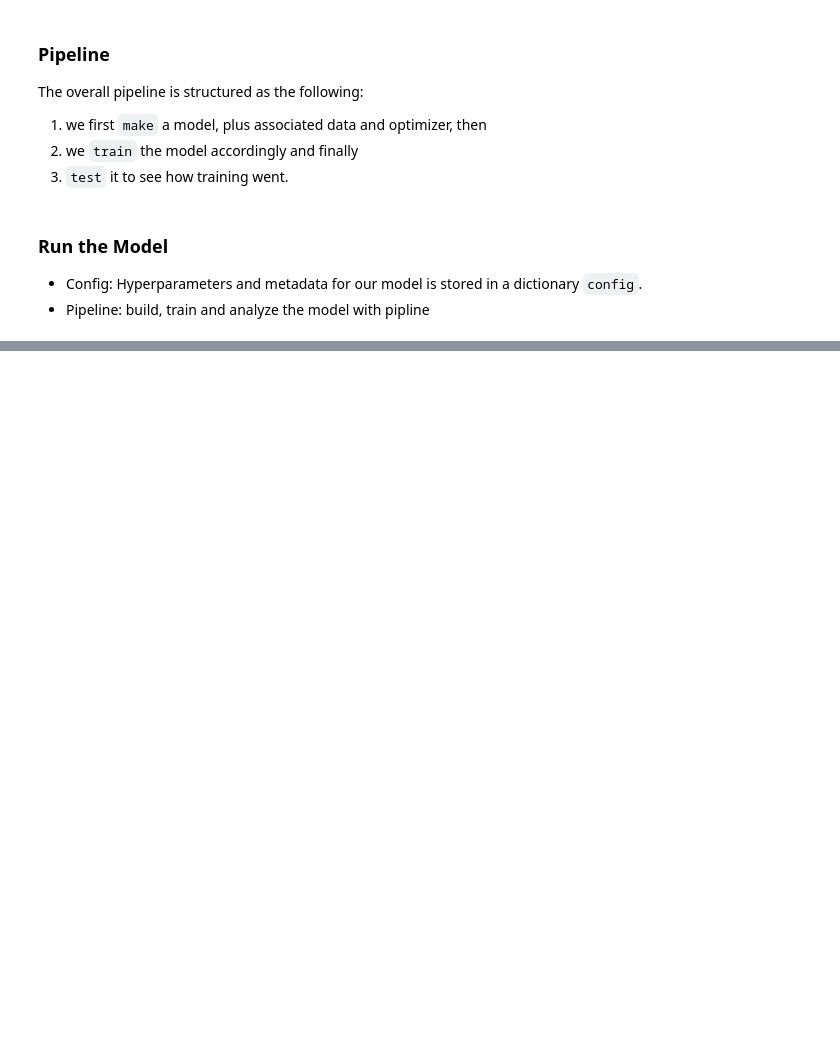
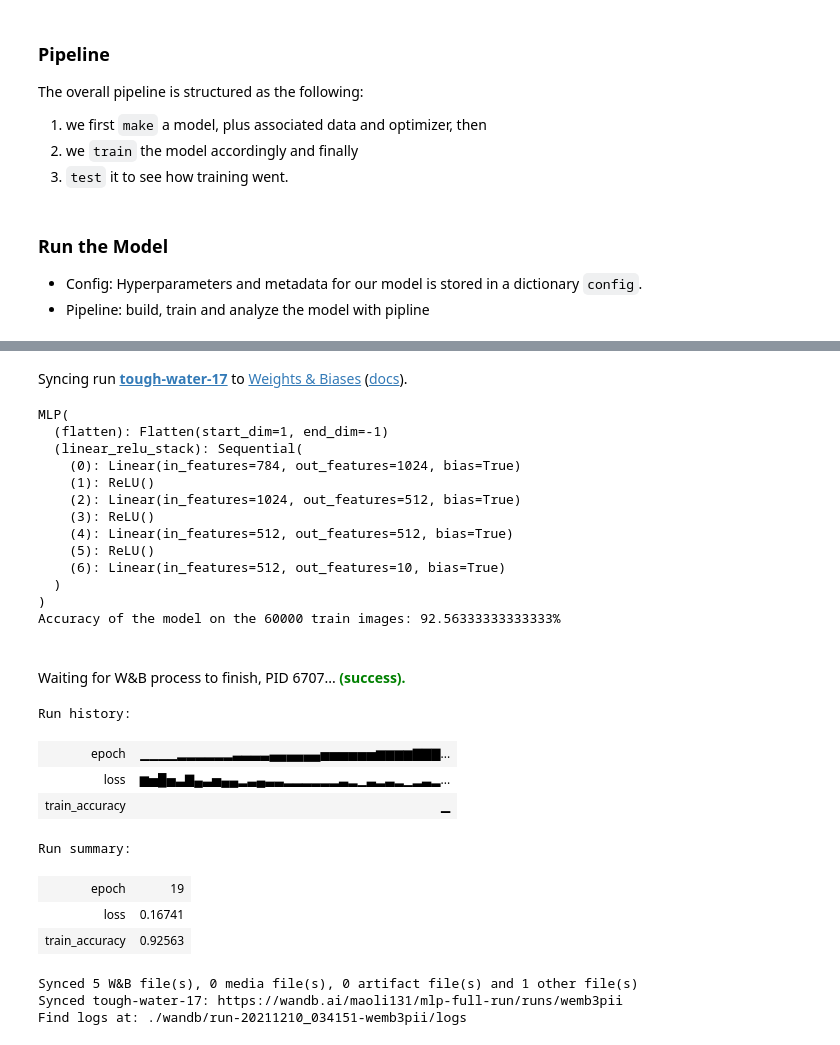
Before and after one commit to maoli131/experimental-design, a Jupyter notebook: MLP-FashionMNIST.ipynb, the cells around one changed output, grey strips where cells are left out. Cells and saved outputs as stored; diff of their text form; code cells hidden in the pictures; blank space fills up the shorter version.

```diff
--- a/MLP-FashionMNIST.ipynb
+++ b/MLP-FashionMNIST.ipynb
@@ -184,11 +185,12 @@ def test(model, test_loader):
               f"train images: {100 * correct / total}%")
 
         wandb.log({"train_accuracy": correct / total})
-        train_acc.append(correct / total)
 
     # Save the model in the exchangeable ONNX format
     torch.onnx.export(model, images, "model.onnx")
     wandb.save("model.onnx")
+
+    return correct / total
 # %% [markdown]
 ## Define the experiment and pipeline
 # %% [markdown]
@@ -223,7 +225,7 @@ The overall pipeline is structured as the following:
 def model_pipeline(hyperparameters):
 
     # tell wandb to get started
-    with wandb.init(project="mlp-final", config=hyperparameters):
+    with wandb.init(project="mlp-full-run", config=hyperparameters):
 
         # access all HPs through wandb.config, so logging matches execution!
         config = wandb.config
@@ -236,9 +238,9 @@ def model_pipeline(hyperparameters):
         train(model, train_loader, criterion, optimizer, config)
 
         # and test its final performance
-        test(model, test_loader)
+        acc = test(model, test_loader)
 
-    return model
+    return model, acc
 # %% [markdown]
 ### Run the Model
 
@@ -325,0 +328,71 @@ sns.lineplot(x=portions, y=train_acc);
+# %%
+# Assume kernel includes the number of nodes for four layers.
+def compute_mec(kernel, in_features=784):
+    layer1 = (in_features + 1) * kernel[0]
+    layer2 = min(kernel[0], (kernel[0] + 1) * kernel[1])
+    layer3 = min(kernel[1], (kernel[1] + 1) * kernel[2])
+    layer4 = min(kernel[2], (kernel[2] * 1) * 10)
+    output = 10 # output layer has 10 bits for 10 nodes
+    return layer1 + layer2 + layer3 + layer4 + output
+# %%
+# configurations
+config = dict(
+    epochs=20,
+    classes=10,
+    kernels=[256, 128, 128],
+    batch_size=64,
+    learning_rate=0.001,
+    sls = 1,
+    dataset="Fashion-MNIST",
+    architecture="MLP"
+)
+
+# Build, train and analyze the model with the pipeline
+k_list = [
+    [1024, 512, 512],
+    [512, 256, 256],
+    [256, 128, 128],
+    [128, 64, 64],
+    [64, 32, 32],
+    [32, 16, 16]
+]
+mec_list = [compute_mec(k) for k in k_list] # computes mec for each model
+acc_list = []
+for k in k_list:
+    config['kernels'] = k
+    model, train_acc = model_pipeline(config)
+    acc_list.append(train_acc)
+
+# Visualize the results
+plt.title("Accuracy vs. Model MEC")
+plt.xlabel("Model MEC")
+plt.ylabel("Accuracy")
+sns.scatterplot(x=mec_list, y=acc_list)
+sns.lineplot(x=mec_list, y=acc_list);
+# %% [output]
+Syncing run tough-water-17 to Weights & Biases (docs).
+MLP(
+  (flatten): Flatten(start_dim=1, end_dim=-1)
+  (linear_relu_stack): Sequential(
+    (0): Linear(in_features=784, out_features=1024, bias=True)
+    (1): ReLU()
+    (2): Linear(in_features=1024, out_features=512, bias=True)
+    (3): ReLU()
+    (4): Linear(in_features=512, out_features=512, bias=True)
+    (5): ReLU()
+    (6): Linear(in_features=512, out_features=10, bias=True)
+  )
+)
+Accuracy of the model on the 60000 train images: 92.56333333333333%
+Waiting for W&B process to finish, PID 6707... (success).
+Run history:
+| epoch | ▁▁▁▁▂▂▂▂▂▂▃▃▃▃▄▄▄▄▄▄▅▅▅▅▅▅▆▆▆▆▇▇▇... |
+| loss | ▆▅█▅▃▇▄▃▅▄▄▂▃▄▃▃▂▂▂▂▂▂▃▂▁▃▂▃▂▁▂▃▂... |
+| train_accuracy | ▁ |
+Run summary:
+| epoch | 19 |
+| loss | 0.16741 |
+| train_accuracy | 0.92563 |
+Synced 5 W&B file(s), 0 media file(s), 0 artifact file(s) and 1 other file(s)
+Synced tough-water-17: https://wandb.ai/maoli131/mlp-full-run/runs/wemb3pii
+Find logs at: ./wandb/run-20211210_034151-wemb3pii/logs
```
Also changed, not shown: parts of 11 cells of this notebook, 1 other file.
